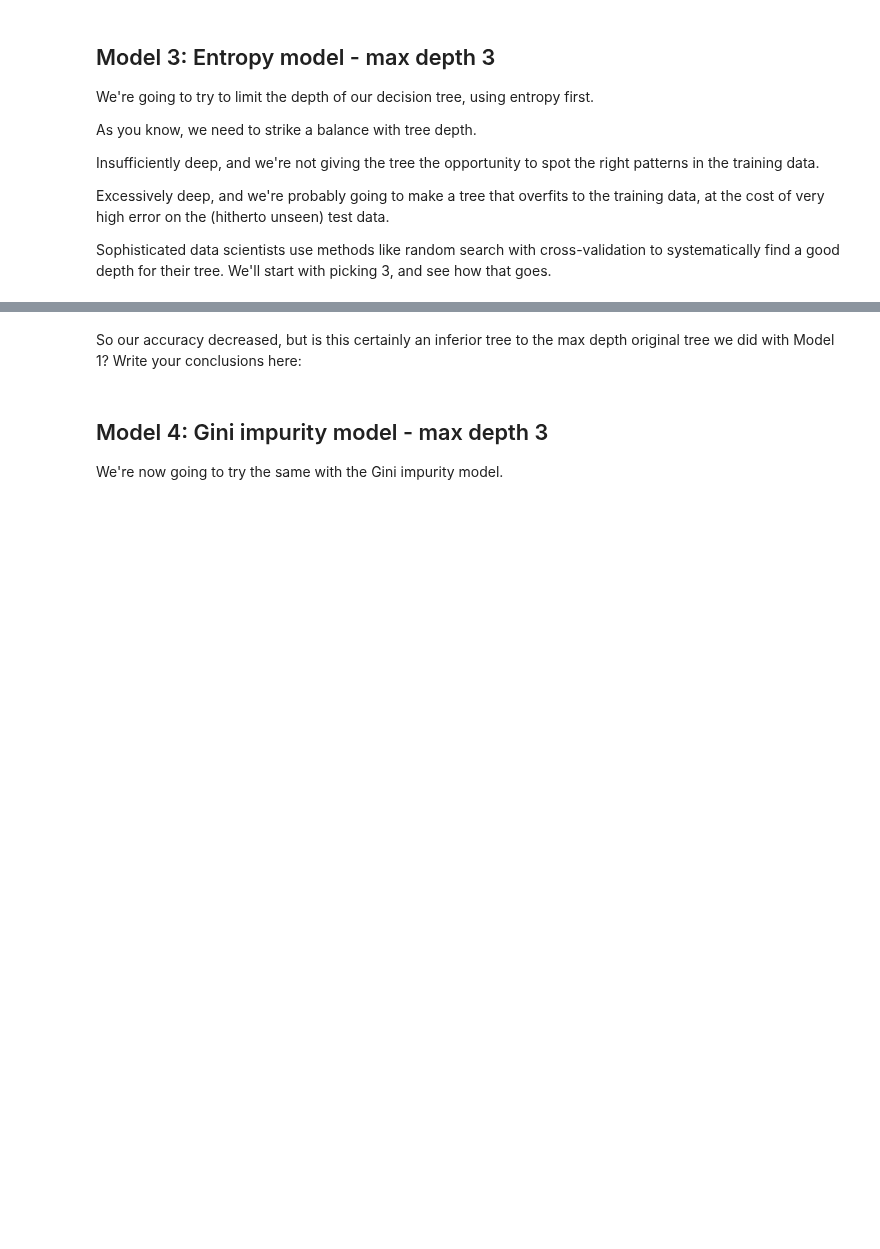
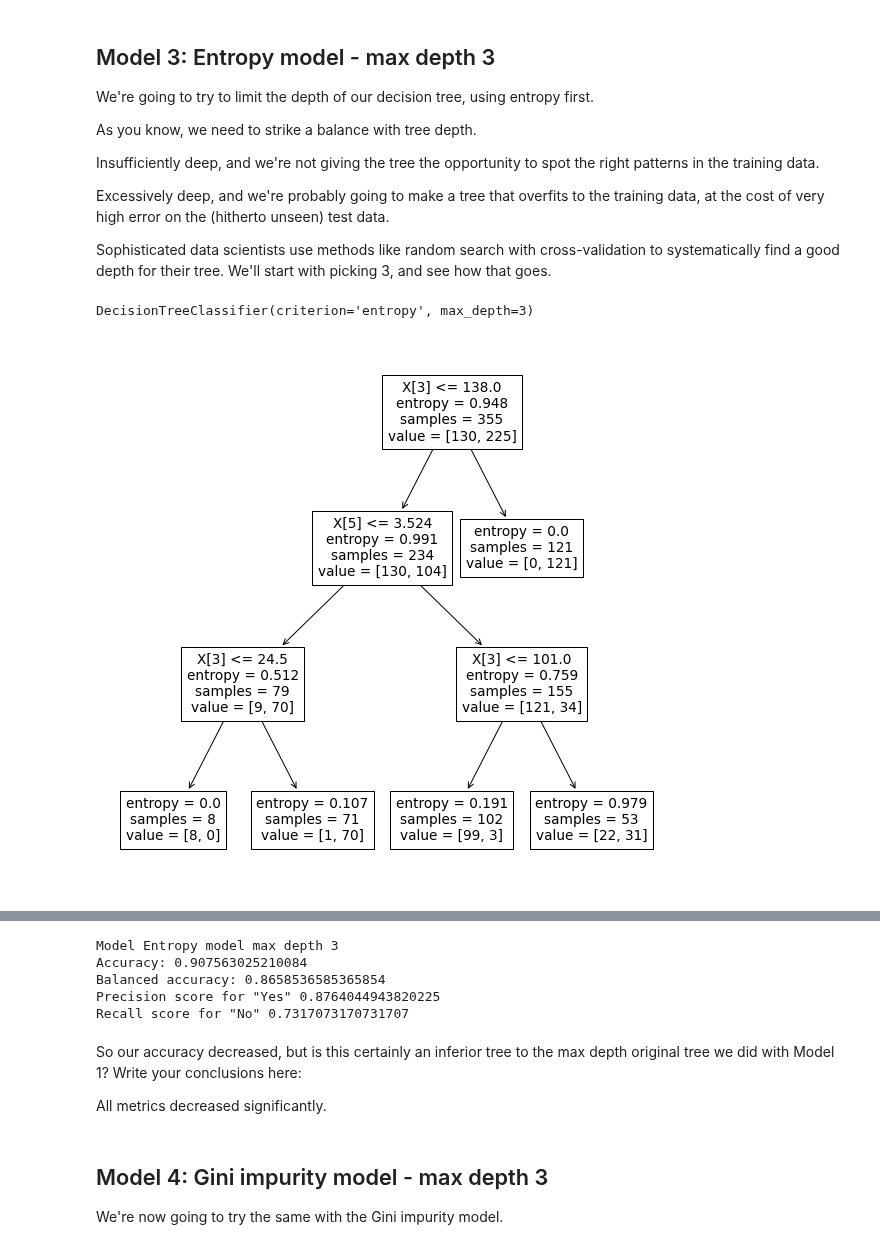
Before and after one commit to Dylan-C-Neal/Springboard-Data-Science-Career-Track, a Jupyter notebook: RR Diner Case Study/Springboard Decision Tree Specialty Coffee Case Study - Tier 3 (1).ipynb, the cells around one changed output, grey strips where cells are left out. Cells and saved outputs as stored; diff of their text form; code cells hidden in the pictures; blank space fills up the shorter version.

Commit message:
Completed decision tree project

```diff
--- a/RR Diner Case Study/Springboard Decision Tree Specialty Coffee Case Study - Tier 3 (1).ipynb
+++ b/RR Diner Case Study/Springboard Decision Tree Specialty Coffee Case Study - Tier 3 (1).ipynb
@@ -456,10 +458,31 @@ Sophisticated data scientists use methods like random search with cross-validati
 # %%
 # Made a model as before, but call it entr_model2, and make the max_depth parameter equal to 3.
 # Execute the fitting, predicting, and Series operations as before
-_ _ _
+entr_model2 = tree.DecisionTreeClassifier(criterion='entropy', max_depth=3)
+
+# Call fit() on entr_model2
+entr_model2.fit(X_train, y_train)
+
+# Call predict() on entr_model2 with X_test passed to it, and assign the result to a variable y_pred
+y_pred = entr_model2.predict(X_test)
+
+# Call Series on our y_pred variable with the following: pd.Series(y_pred)
+pd.Series(y_pred)
+
+# Check out entr_model2
+entr_model2
+# %% [output]
+DecisionTreeClassifier(criterion='entropy', max_depth=3)
 # %%
 # As before, we need to visualize the tree to grasp its nature
-_ _ _
+_ = plt.figure(figsize=(10,10))
+_ = tree.plot_tree(entr_model2)
+_ = plt.show()
+_ = plt.close()
 
-# Alternatively for class_names use entr_model2.classes_
-_ _ _
+
+dot_data = tree.export_graphviz(entr_model2, out_file=None, class_names=entr_model2.classes_)
+graph = graphviz.Source(dot_data)
+graph
+# %% [output]
+[figure, added]
@@ -470,8 +494,16 @@ print("Accuracy:", metrics.accuracy_score(y_test,y_pred))
 print("Balanced accuracy:", metrics.balanced_accuracy_score(y_test,y_pred))
 print('Precision score for "Yes"' , metrics.precision_score(y_test,y_pred, pos_label = "YES"))
 print('Recall score for "No"' , metrics.recall_score(y_test,y_pred, pos_label = "NO"))
+# %% [output]
+Model Entropy model max depth 3
+Accuracy: 0.907563025210084
+Balanced accuracy: 0.8658536585365854
+Precision score for "Yes" 0.8764044943820225
+Recall score for "No" 0.7317073170731707
 # %% [markdown]
 So our accuracy decreased, but is this certainly an inferior tree to the max depth original tree we did with Model 1? Write your conclusions here:
+
+All metrics decreased significantly.
 # %% [markdown]
 ## Model 4: Gini impurity  model - max depth 3
 We're now going to try the same with the Gini impurity model.
```
Also changed, not shown: parts of 22 cells of this notebook.
